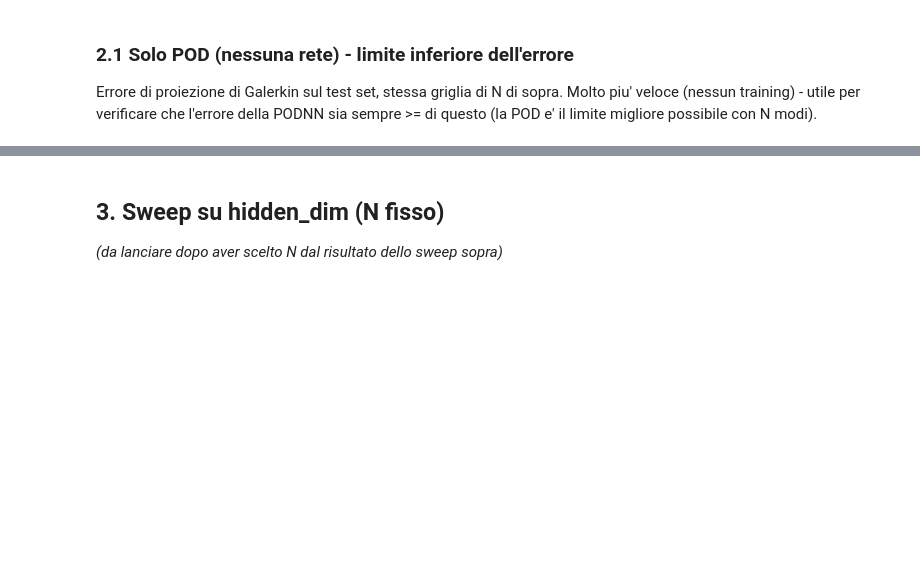
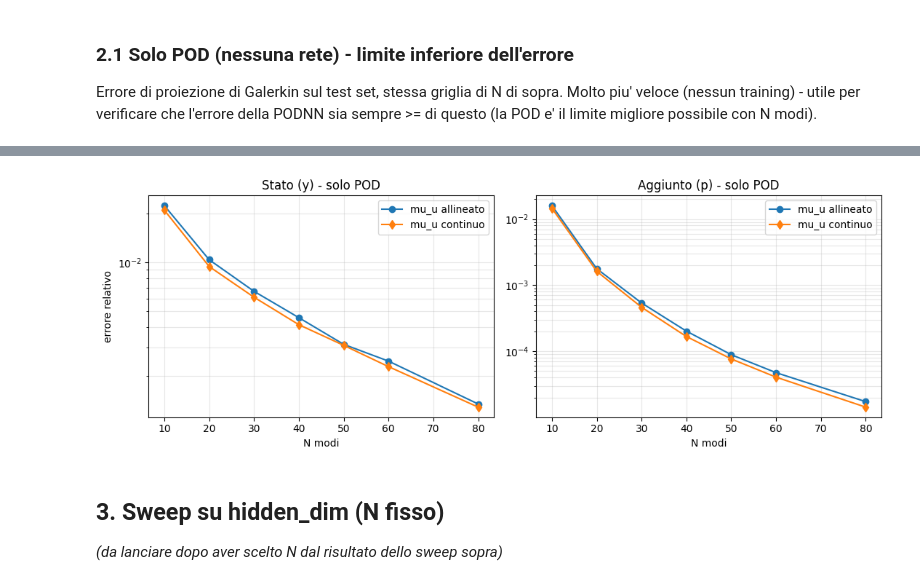
Before and after one commit to roccnroll/vbOCP, a Jupyter notebook: notebooks/sweep_pod_nn.ipynb, the cells around one changed output, grey strips where cells are left out. Drawn from its saved outputs; the diff is of its cells as text; code cells hidden in the pictures; blank space fills up the shorter version.

```diff
--- a/notebooks/sweep_pod_nn.ipynb
+++ b/notebooks/sweep_pod_nn.ipynb
@@ -81,0 +197,9 @@ Image(str(Path(SWEEP_POD_ERROR_OUTPUT).with_suffix('.png')))
+# %%
+SWEEP_POD_ERROR_CONTINUOUS_OUTPUT = os.path.join(SNAPSHOTS_DIR, 'sweep_pod_error_continuous.csv')
+
+!python -m src.rom.sweep_pod_error \
+    --config {CONFIG_PATH} \
+    --snapshots {CONTINUOUS_SNAPSHOTS_PATH} \
+    --test-snapshots {TEST_SNAPSHOTS_PATH} \
+    --values {N_MODES_VALUES} \
+    --output {SWEEP_POD_ERROR_CONTINUOUS_OUTPUT}
@@ -81,0 +220,34 @@ Image(str(Path(SWEEP_POD_ERROR_OUTPUT).with_suffix('.png')))
+# %%
+import csv
+import matplotlib.pyplot as plt
+
+def read_csv(path):
+    with open(path) as f:
+        return list(csv.DictReader(f))
+
+pod_rows = read_csv(SWEEP_POD_ERROR_OUTPUT)
+pod_cont_rows = read_csv(SWEEP_POD_ERROR_CONTINUOUS_OUTPUT)
+n_pod = [int(r['n_modes']) for r in pod_rows]
+n_pod_cont = [int(r['n_modes']) for r in pod_cont_rows]
+
+fig, axes = plt.subplots(1, 2, figsize=(11, 4), sharex=True)
+
+axes[0].semilogy(n_pod, [float(r['err_y_pod']) for r in pod_rows], 'o-', label='mu_u allineato')
+axes[0].semilogy(n_pod_cont, [float(r['err_y_pod']) for r in pod_cont_rows], 'd-', label='mu_u continuo')
+axes[0].set_title('Stato (y) - solo POD')
+axes[0].set_xlabel('N modi')
+axes[0].set_ylabel('errore relativo')
+axes[0].legend()
+axes[0].grid(True, which='both', alpha=0.3)
+
+axes[1].semilogy(n_pod, [float(r['err_p_pod']) for r in pod_rows], 'o-', label='mu_u allineato')
+axes[1].semilogy(n_pod_cont, [float(r['err_p_pod']) for r in pod_cont_rows], 'd-', label='mu_u continuo')
+axes[1].set_title('Aggiunto (p) - solo POD')
+axes[1].set_xlabel('N modi')
+axes[1].legend()
+axes[1].grid(True, which='both', alpha=0.3)
+
+plt.tight_layout()
+plt.show()
+# %% [output]
+[figure, added]
```
Also changed, not shown: parts of 13 cells of this notebook, 10 other files.
